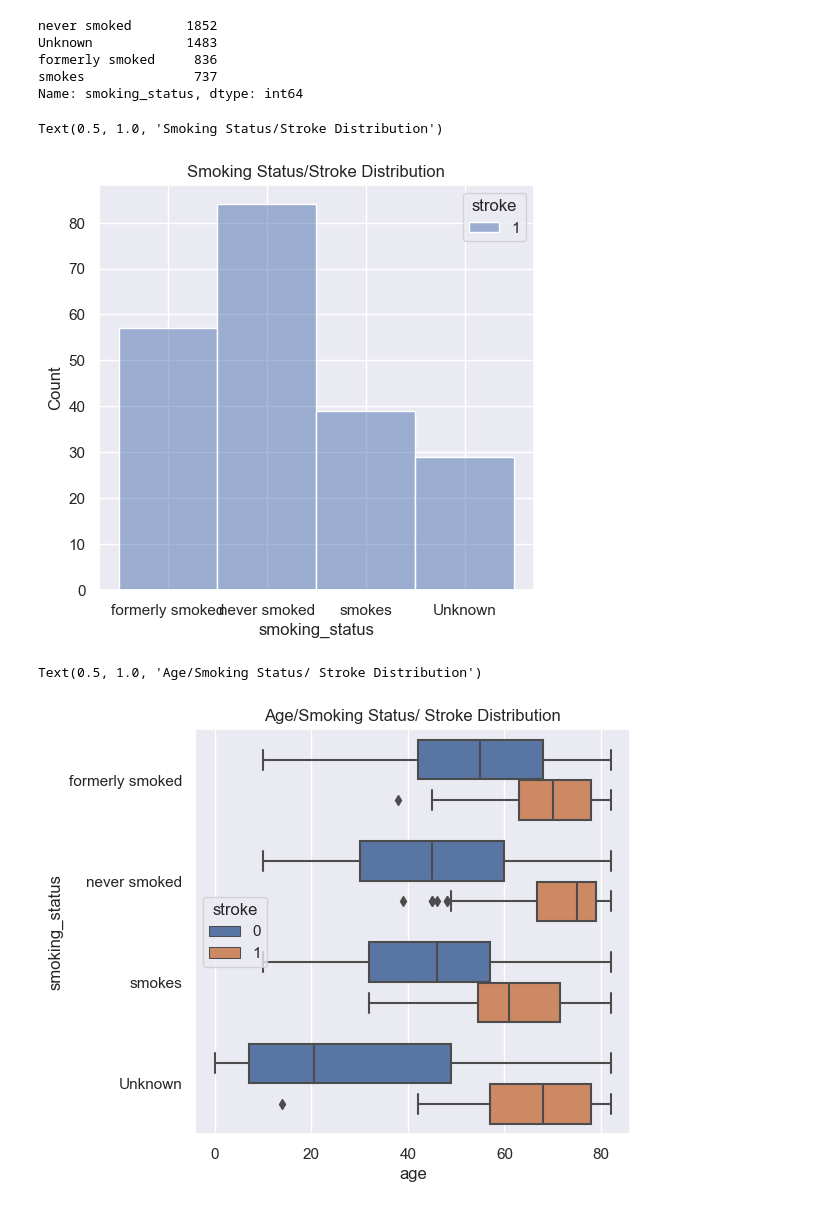
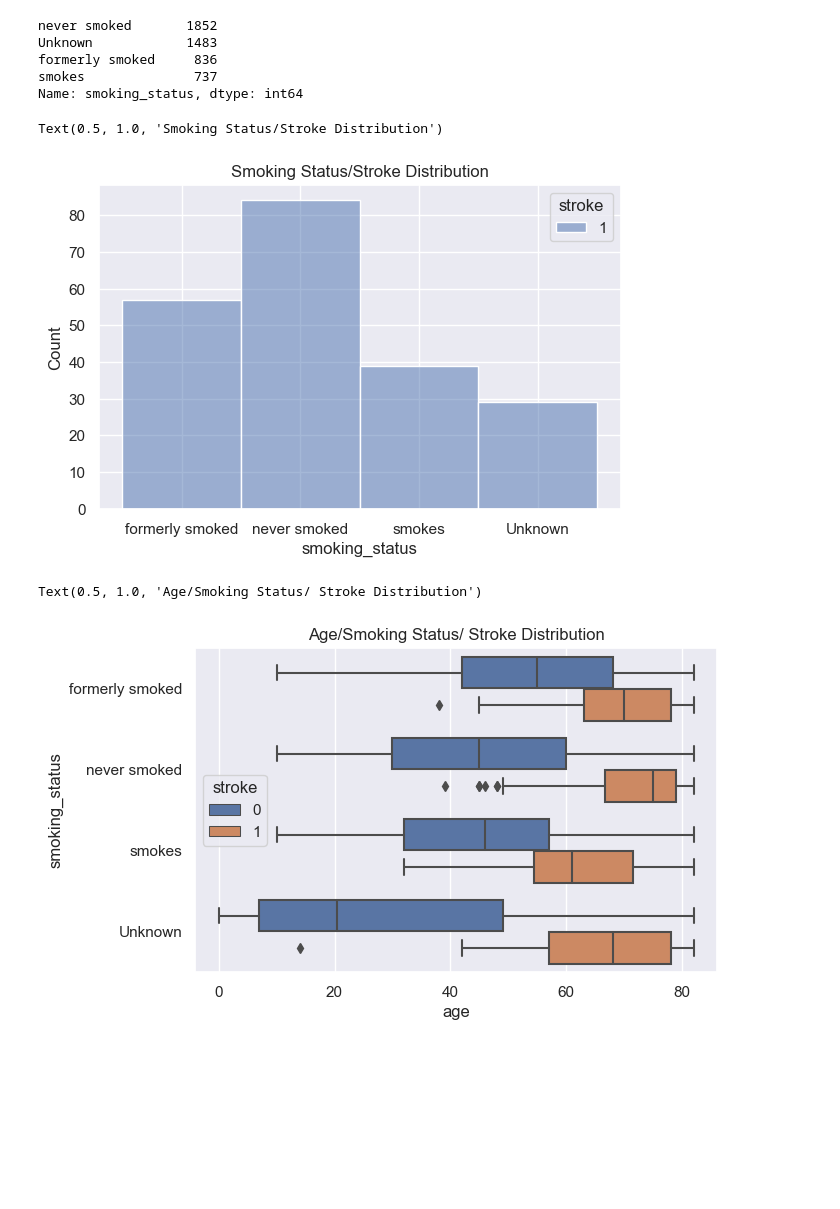
Before and after one commit to bishopce16/stroke_prediction_analysis, a Jupyter notebook: exploratory_data_analysis/stroke_exploratory_analysis.ipynb, the cells around one changed output. Cells and saved outputs as stored; diff of their text form; code cells hidden in the pictures; blank space fills up the shorter version.

```diff
--- a/exploratory_data_analysis/stroke_exploratory_analysis.ipynb
+++ b/exploratory_data_analysis/stroke_exploratory_analysis.ipynb
@@ -292,18 +292,19 @@ Name: smoking_status, dtype: int64
 # %%
 # create a plot (hist) with 'smoking_status' for patients with stroke.
 smoking_stat = stroke_df.loc[:,['stroke','smoking_status' ]]
 smoking_stat = smoking_stat.loc[smoking_stat['stroke'] >= 1]
 # create a plot (hist) with 'smoking_status' for patients with stroke.
+sns.set(rc={"figure.figsize":(6, 4)})
 sns.histplot(data=smoking_stat, x='smoking_status', hue='stroke').set_title('Smoking Status/Stroke Distribution')
 # %% [output]
 Text(0.5, 1.0, 'Smoking Status/Stroke Distribution')
-[figure, old version]
+[figure, new version]
 # %%
 # create a plot (boxplot) with age, smoking_status, and stroke
 sns.boxplot(data = stroke_df, x=stroke_df['age'], y=stroke_df['smoking_status'], hue=stroke_df['stroke']).set_title('Age/Smoking Status/ Stroke Distribution')
 # %% [output]
 Text(0.5, 1.0, 'Age/Smoking Status/ Stroke Distribution')
-[figure, old version]
+[figure, new version]
 # %%
 # A heatmap showing correlation between the different variables.
 sns.heatmap(stroke_df.corr()).set_title('Correlation Heatmap')
```
Also changed, not shown: parts of 1 cell of this notebook, 1 other file.
